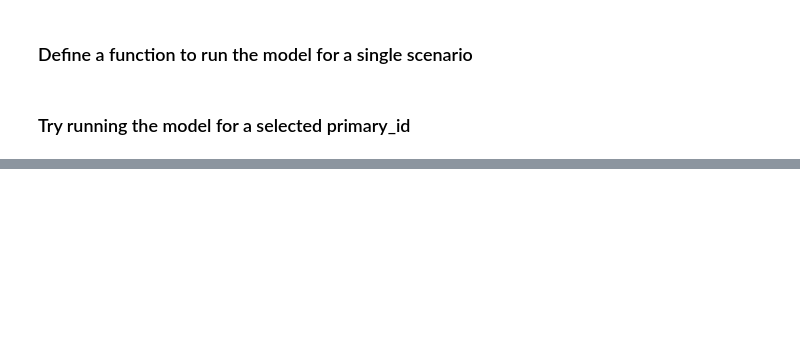
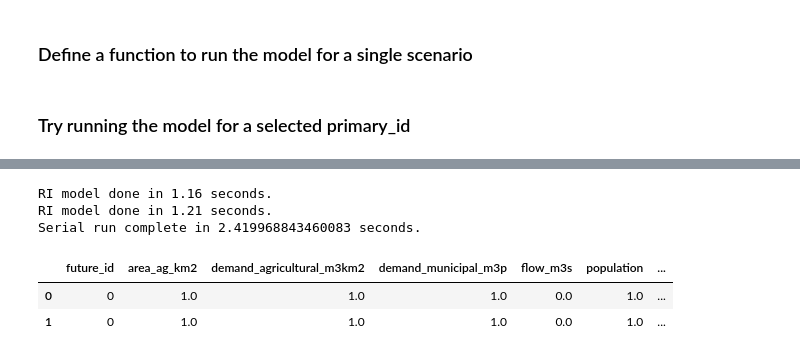
Before and after one commit to jcsyme/dmdu_scalable_computing_2023, a Jupyter notebook: crdm_project/python/crdm_experiment_manager.ipynb, the cells around one changed output, grey strips where cells are left out. Cells and saved outputs as stored; diff of their text form; code cells hidden in the pictures; blank space fills up the shorter version.

```diff
--- a/crdm_project/python/crdm_experiment_manager.ipynb
+++ b/crdm_project/python/crdm_experiment_manager.ipynb
@@ -174,0 +243,5 @@ run_model_by_scenario(
+# %%
+all_primaries = list(df_attribute_primary[
+    df_attribute_primary["strategy_id"].isin([0, 1])&
+    df_attribute_primary["future_id"].isin([0, 481, 903])
+]["primary_id"])
@@ -174,0 +298,75 @@ run_model_by_scenario(
+# %%
+###########################
+#    SERIAL 'FOR' LOOP    #
+###########################
+
+# initialize output values
+vec_out = []
+
+# set timer baseline
+t0_serial = time.time()
+
+df_out = []
+# simple loop over
+for id_primary in enumerate(all_primaries):
+
+    ind, id_primary = id_primary
+
+    ##  raw model output
+    df_cur = run_model_by_primary_key(
+        id_primary,
+        df_attribute_primary,
+        df_futures,
+        df_strategies
+    )
+
+
+    ########################################################
+    #    INSERT RELEVANT POST-PROCESSING FUNCTIONS HERE    #
+    ########################################################
+
+    df_metric_1 = get_mean_reservoir(
+        df_cur,
+        sa.field_key_primary,
+        "mean_reservoir_storage_last_ten_years_m3",
+        "reservoir_storage_m3",
+        "year",
+        10
+    )
+    df_year_unacceptable, df_metric_2 = get_unacceptable_unmet_demand(
+        df_cur,
+        field_key_primary = sa.field_key_primary,
+        field_measure = "u_2_proportion",
+        field_metric_exceed = "exceed_threshes",
+        field_metric_prop = "proportion_unacceptable_unmet_demand",
+        field_month = "month",
+        field_year = "year",
+        thresh_count = 6,
+        thresh_demand = 0.2
+    )
+
+    df_metrics_summary = pd.merge(df_metric_1, df_metric_2)
+
+    if len(df_out) == 0:
+        df_out = [df_metrics_summary for x in all_primaries]
+    else:
+        df_out[ind] = df_metrics_summary[df_out[0].columns]
+
+df_out = pd.concat(df_out, axis = 0).reset_index(drop = True)
+
+t1_serial = time.time()
+t_elapse_serial = t1_serial - t0_serial
+
+print("Serial run complete in %s seconds."%t_elapse_serial)
+# %% [output]
+RI model done in 1.16 seconds.
+RI model done in 1.21 seconds.
+Serial run complete in 2.419968843460083 seconds.
+# %%
+df_1 = pd.merge(df_attribute_primary, df_out)
+df_1 = pd.merge(df_lhs, df_1)
+df_1
+# %% [output]
+|  | future_id | area_ag_km2 | demand_agricultural_m3km2 | demand_municipal_m3p | flow_m3s | population | ... |
+| 0 | 0 | 1.0 | 1.0 | 1.0 | 0.0 | 1.0 | ... |
+| 1 | 0 | 1.0 | 1.0 | 1.0 | 0.0 | 1.0 | ... |
```
Also changed, not shown: parts of 14 cells of this notebook, 4 other files.
